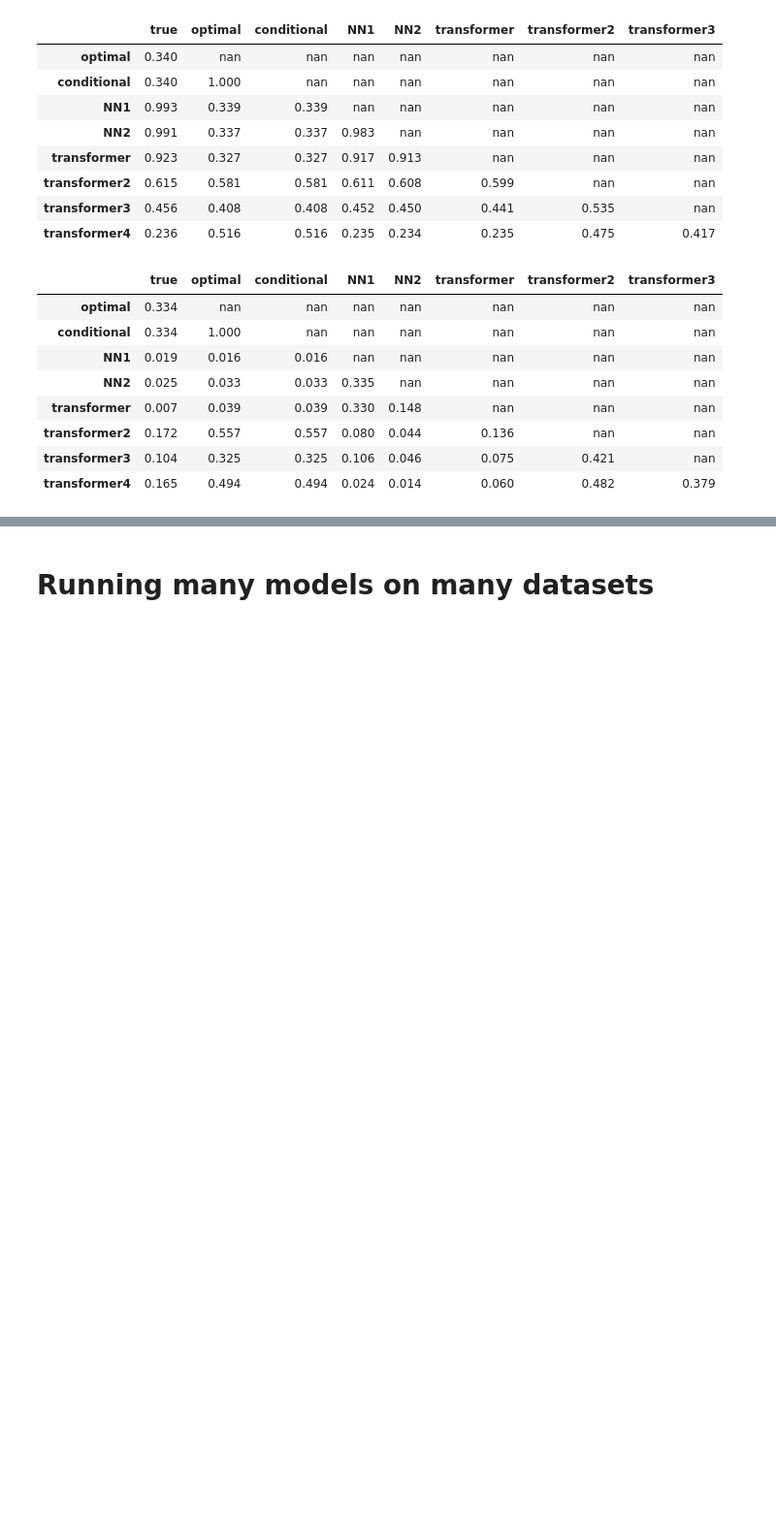
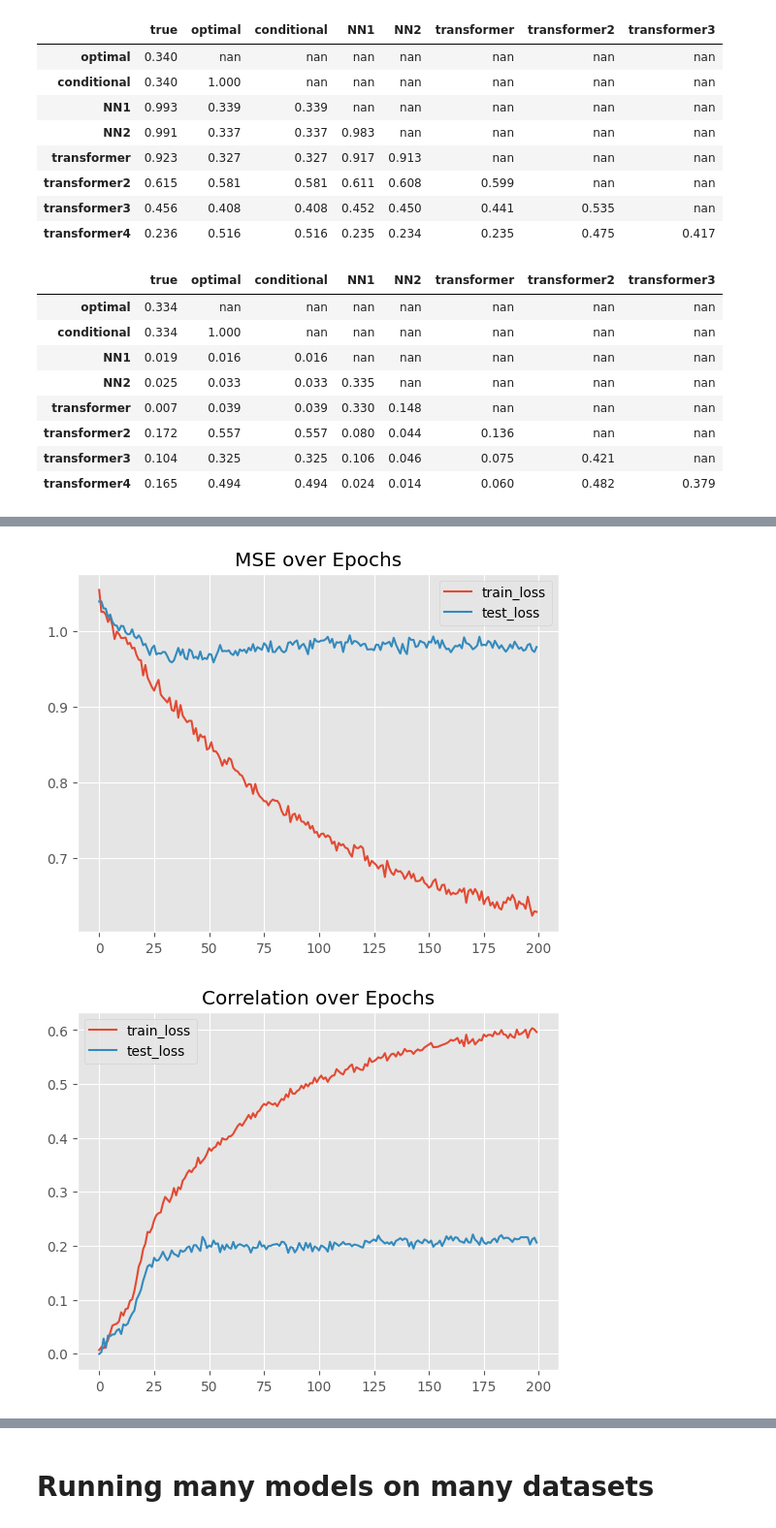
Before and after one commit to cyrilgarcia009/TSNN, a Jupyter notebook: notebooks/compare_models1.ipynb, the cells around one changed output, grey strips where cells are left out. Shown at 97% size. Cells and saved outputs as stored; diff of their text form; code cells hidden in the pictures; blank space fills up the shorter version.

```diff
--- a/notebooks/compare_models1.ipynb
+++ b/notebooks/compare_models1.ipynb
@@ -1015,0 +1022,14 @@ comp.correl(z, mode='test')
+# %%
+@dataclass
+class Config:
+    T: int = 3000
+    n_ts: int = 10
+    n_f: int = 10
+    pct_zero_corr: float = 0.5
+    split_conditional: float = 0.
+    split_shift: float = 0.
+    split_seasonal: float = 0.
+    split_cs: float = 0.
+    split_cs_shift: float = 1.0
+    low_corr: float = 0.1
+    high_corr: float = 0.2
@@ -1015,0 +1523,25 @@ comp.correl(z, mode='test')
+# %%
+# Function used to make the attention matrix sparse
+
+def keep_topk_per_row(x, k=2):
+    vals, idx = torch.topk(x, k=k, dim=-1, largest=True)
+    out = torch.zeros_like(x)
+    out.scatter_(-1, idx, 1)
+    return out
+# %%
+mask = causal_mask
+mask = build_attention_mask(mask, 10, device=device)
+def custom_mask_mod(b, h, q_idx, kv_idx):
+    return mask[q_idx, kv_idx]
+
+m = TransformerEncoderModelSparse(Config.n_ts, Config.n_f, 10, mask=mask, dropout=0.5, num_layers=1, sparsify=keep_topk_per_row).to(device)
+optimizer = torch.optim.AdamW(m.parameters(), lr=0.001)
+# optimizer = torch.optim.SGD(m.parameters(), lr=0.001)
+
+
+model_sparse = torch_benchmarks.TorchWrapper(m, optimizer=optimizer)
+# %%
+model_sparse.fit(z.train, test=z.test, epochs=200)
+# %% [output]
+[figure, added]
+[figure, added]
```
Also changed, not shown: parts of 26 cells of this notebook.
